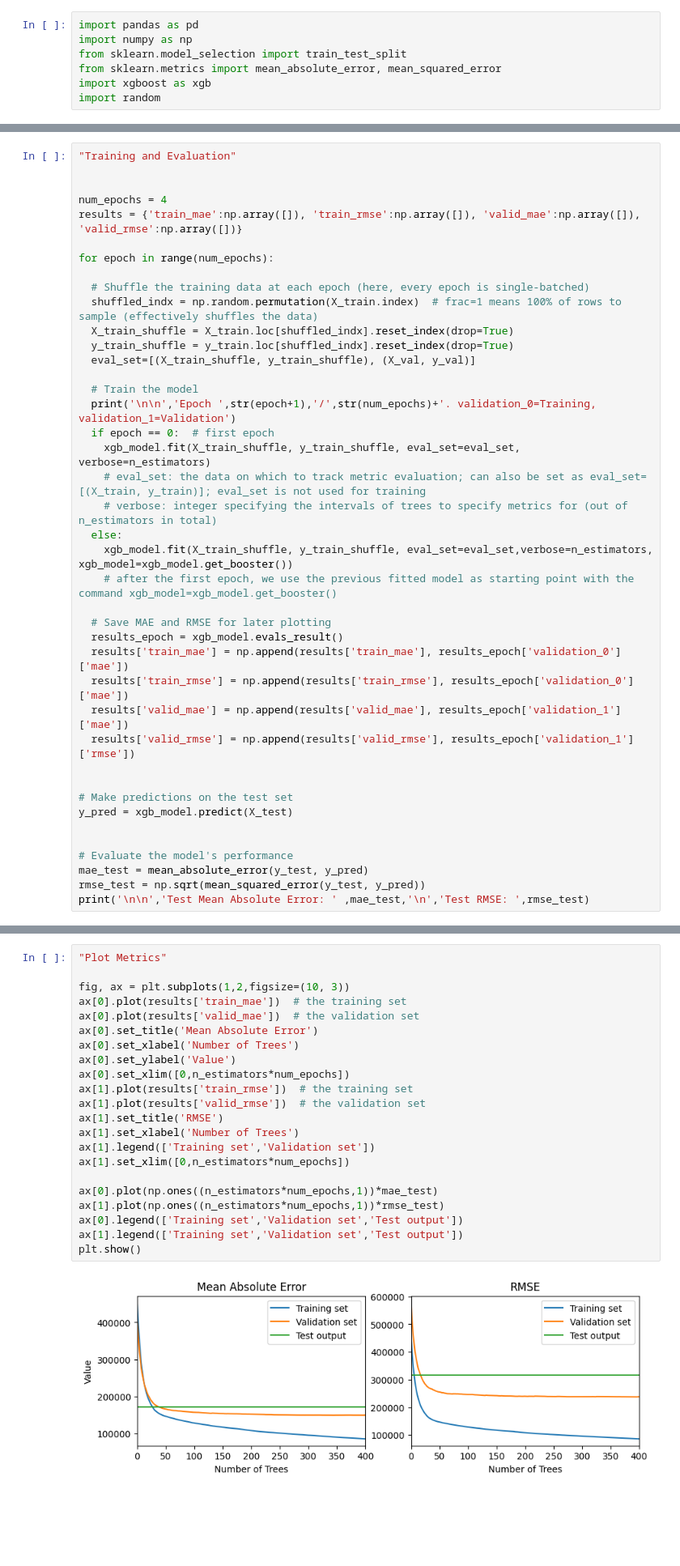
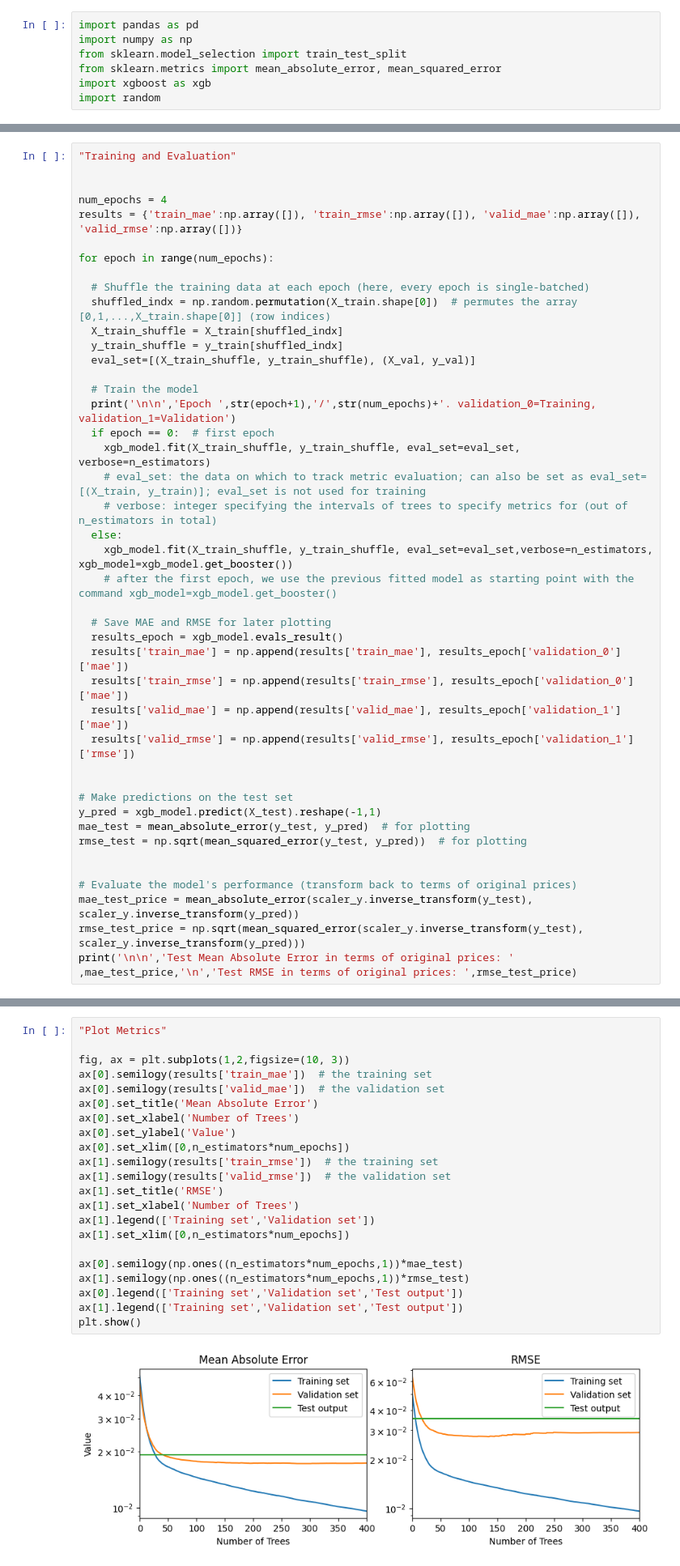
Before and after one commit to eyalgur1/Machine_Learning_Techniques, a Jupyter notebook: Chapter4.ipynb, the cells around one changed output, grey strips where cells are left out. Shown: that part at 81% size. Saved outputs shown, nothing was run; the diff lists cells and outputs as text; blank space fills up the shorter version.

```diff
--- a/Chapter4.ipynb
+++ b/Chapter4.ipynb
@@ -550,9 +564,9 @@ results = {'train_mae':np.array([]), 'train_rmse':np.array([]), 'valid_mae':np.a
 for epoch in range(num_epochs):
 
   # Shuffle the training data at each epoch (here, every epoch is single-batched)
-  shuffled_indx = np.random.permutation(X_train.index)  # frac=1 means 100% of rows to sample (effectively shuffles the data)
-  X_train_shuffle = X_train.loc[shuffled_indx].reset_index(drop=True)
-  y_train_shuffle = y_train.loc[shuffled_indx].reset_index(drop=True)
+  shuffled_indx = np.random.permutation(X_train.shape[0])  # permutes the array [0,1,...,X_train.shape[0]] (row indices)
+  X_train_shuffle = X_train[shuffled_indx]
+  y_train_shuffle = y_train[shuffled_indx]
   eval_set=[(X_train_shuffle, y_train_shuffle), (X_val, y_val)]
 
   # Train the model
@@ -574,12 +588,14 @@ for epoch in range(num_epochs):
 
 
 # Make predictions on the test set
-y_pred = xgb_model.predict(X_test)
+y_pred = xgb_model.predict(X_test).reshape(-1,1)
+mae_test = mean_absolute_error(y_test, y_pred)  # for plotting
+rmse_test = np.sqrt(mean_squared_error(y_test, y_pred))  # for plotting
 
 
-# Evaluate the model's performance
-mae_test = mean_absolute_error(y_test, y_pred)
-rmse_test = np.sqrt(mean_squared_error(y_test, y_pred))
-print('\n\n','Test Mean Absolute Error: ' ,mae_test,'\n','Test RMSE: ',rmse_test)
+# Evaluate the model's performance (transform back to terms of original prices)
+mae_test_price = mean_absolute_error(scaler_y.inverse_transform(y_test), scaler_y.inverse_transform(y_pred))
+rmse_test_price = np.sqrt(mean_squared_error(scaler_y.inverse_transform(y_test), scaler_y.inverse_transform(y_pred)))
+print('\n\n','Test Mean Absolute Error in terms of original prices: ' ,mae_test_price,'\n','Test RMSE in terms of original prices: ',rmse_test_price)
 # %% [output]
  Epoch  1 / 4. validation_0=Training, validation_1=Validation
@@ -602,27 +618,27 @@ print('\n\n','Test Mean Absolute Error: ' ,mae_test,'\n','Test RMSE: ',rmse_test
 # %%
 "Plot Metrics"
 
 fig, ax = plt.subplots(1,2,figsize=(10, 3))
-ax[0].plot(results['train_mae'])  # the training set
-ax[0].plot(results['valid_mae'])  # the validation set
+ax[0].semilogy(results['train_mae'])  # the training set
+ax[0].semilogy(results['valid_mae'])  # the validation set
 ax[0].set_title('Mean Absolute Error')
 ax[0].set_xlabel('Number of Trees')
 ax[0].set_ylabel('Value')
 ax[0].set_xlim([0,n_estimators*num_epochs])
-ax[1].plot(results['train_rmse'])  # the training set
-ax[1].plot(results['valid_rmse'])  # the validation set
+ax[1].semilogy(results['train_rmse'])  # the training set
+ax[1].semilogy(results['valid_rmse'])  # the validation set
 ax[1].set_title('RMSE')
 ax[1].set_xlabel('Number of Trees')
 ax[1].legend(['Training set','Validation set'])
 ax[1].set_xlim([0,n_estimators*num_epochs])
 
-ax[0].plot(np.ones((n_estimators*num_epochs,1))*mae_test)
-ax[1].plot(np.ones((n_estimators*num_epochs,1))*rmse_test)
+ax[0].semilogy(np.ones((n_estimators*num_epochs,1))*mae_test)
+ax[1].semilogy(np.ones((n_estimators*num_epochs,1))*rmse_test)
 ax[0].legend(['Training set','Validation set','Test output'])
 ax[1].legend(['Training set','Validation set','Test output'])
 plt.show()
 # %% [output]
-[figure, old version]
+[figure, new version]
 # %% [markdown]
 ## **4.6 Logistic Regression**
 # %% [markdown]
```
Also changed, not shown: parts of 3 cells of this notebook.
